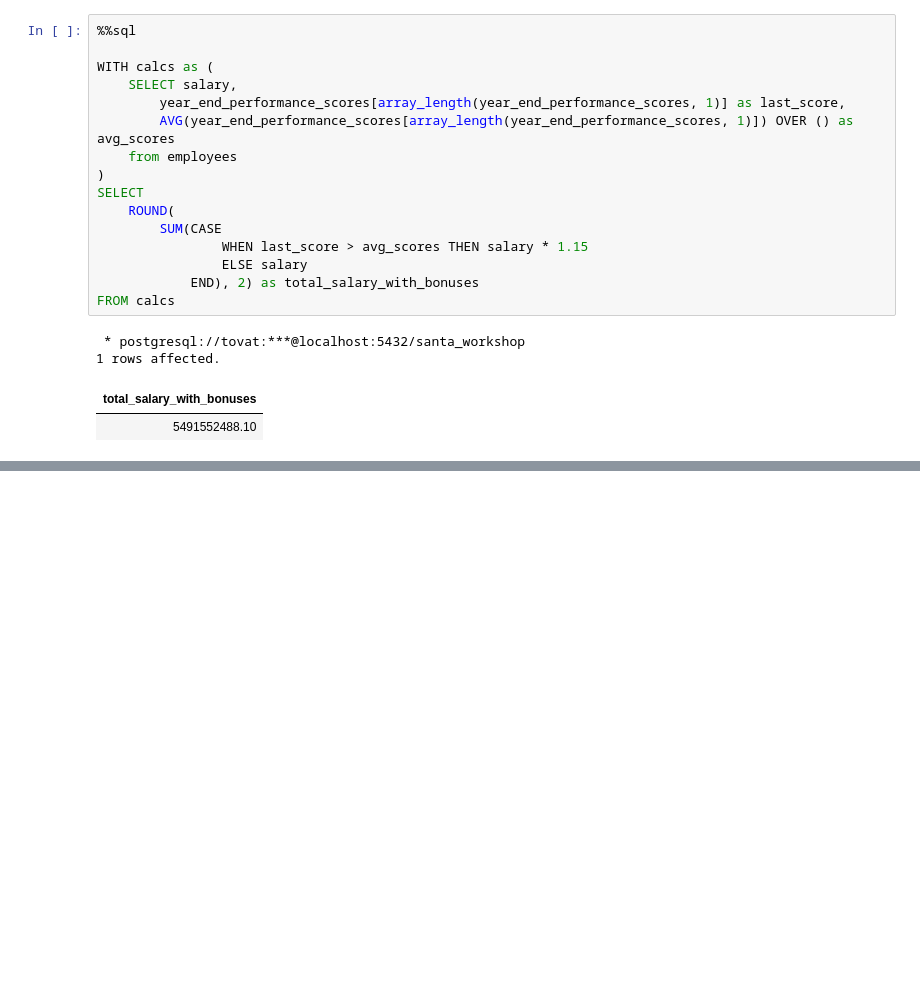
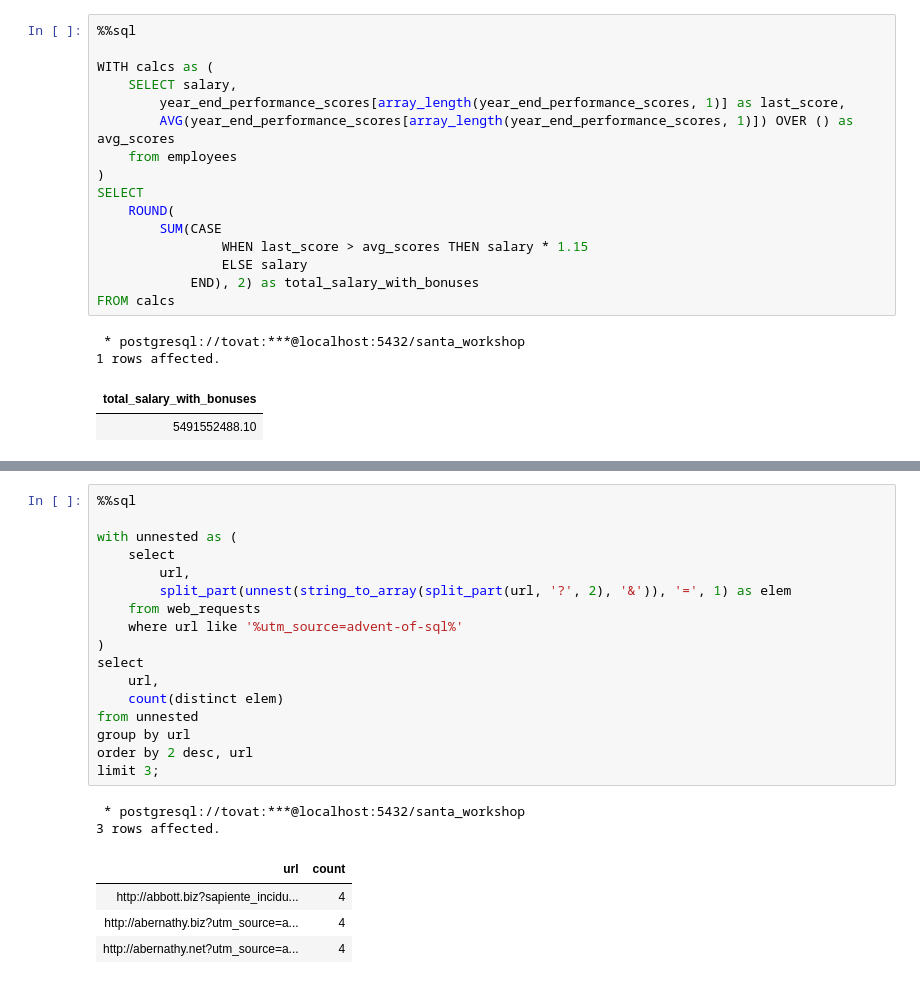
Before and after one commit to tovat/SQL-Advent-Calendars, a Jupyter notebook: advent-of-sql.ipynb, the cells around one changed output, grey strips where cells are left out. Drawn from its saved outputs; the diff is of its cells as text; blank space fills up the shorter version.

```diff
--- a/advent-of-sql.ipynb
+++ b/advent-of-sql.ipynb
@@ -663,0 +725,24 @@ FROM calcs
+# %%
+%%sql
+
+with unnested as (
+    select
+        url,
+        split_part(unnest(string_to_array(split_part(url, '?', 2), '&')), '=', 1) as elem
+    from web_requests
+    where url like '%utm_source=advent-of-sql%'
+)
+select
+    url,
+    count(distinct elem)
+from unnested
+group by url
+order by 2 desc, url
+limit 3;
+# %% [output]
+ * postgresql://tovat:***@localhost:5432/santa_workshop
+3 rows affected.
+| url | count |
+| http://abbott.biz?sapiente_incidu... | 4 |
+| http://abernathy.biz?utm_source=a... | 4 |
+| http://abernathy.net?utm_source=a... | 4 |
```
Also changed, not shown: parts of 9 cells of this notebook.
